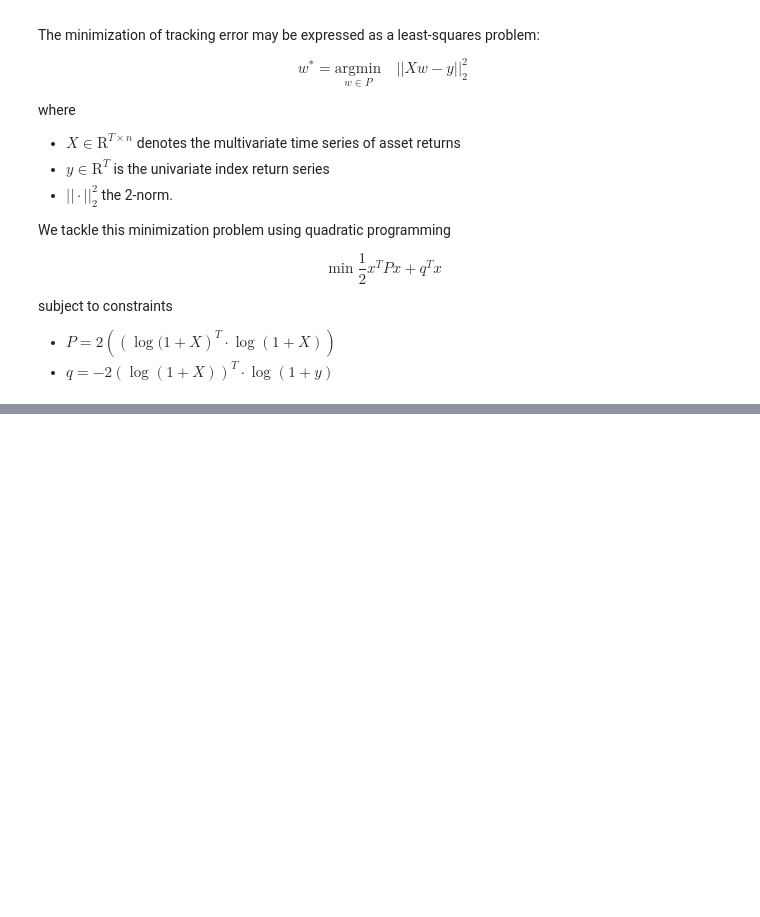
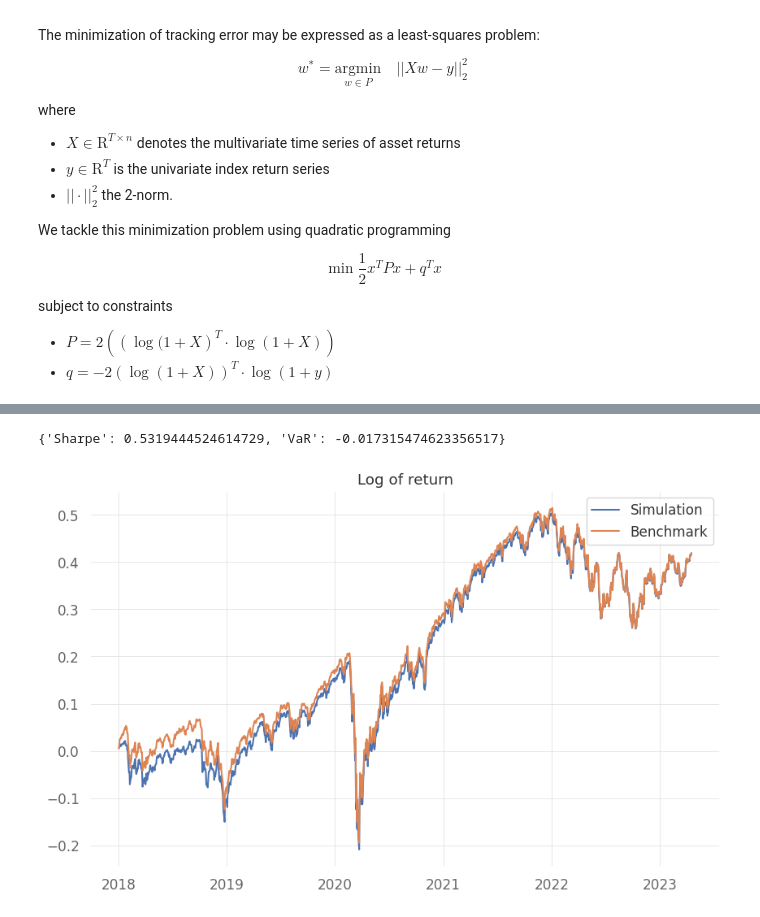
Before and after one commit to GeomScale/PorQua, a Jupyter notebook: example/index_replication.ipynb, the cells around one changed output, grey strips where cells are left out. Saved outputs shown, nothing was run; the diff lists cells and outputs as text; code cells hidden in the pictures; blank space fills up the shorter version.

```diff
--- a/example/index_replication.ipynb
+++ b/example/index_replication.ipynb
@@ -86,0 +163,7 @@ model.is_feasible()
+# %%
+lstm_selection = LstmSelection(model="LSTM", data=data['return_series'])
+lstm_selection.load_model()
+
+bt = Backtest(rebdates, data,
+              selection_model= DummySelection(model='dummy', data=data['return_series']), width=252)
+bt.optimization = optimization
@@ -86,0 +196,5 @@ model.is_feasible()
+# %%
+constraint_provider = BacktestConstraintProvider()
+constraint_provider.add_budget()
+bt.constraint_provider = constraint_provider
+bt.run()
@@ -86,0 +219,18 @@ model.is_feasible()
+# %%
+sim_bt = bt.strategy.simulate(return_series=bt.data['return_series'],
+                              fc=0,
+                              vc=0)
+# %%
+sim = np.log(1 + sim_bt ).cumsum()
+benchmark = np.log(1 + bt.data['return_series_index'][start_date:]).cumsum()
+plt.plot(sim, label="Simulation")
+plt.plot(benchmark, label="Benchmark")
+plt.title("Log of return")
+plt.legend()
+# Performance metrics
+report = {'Sharpe': sim_bt.sharpe(),
+          'VaR': sim_bt.value_at_risk()}
+report
+# %% [output]
+{'Sharpe': 0.5319444524614729, 'VaR': -0.017315474623356517}
+[figure, added]
```
Also changed, not shown: parts of 13 cells of this notebook, 1 other file.
